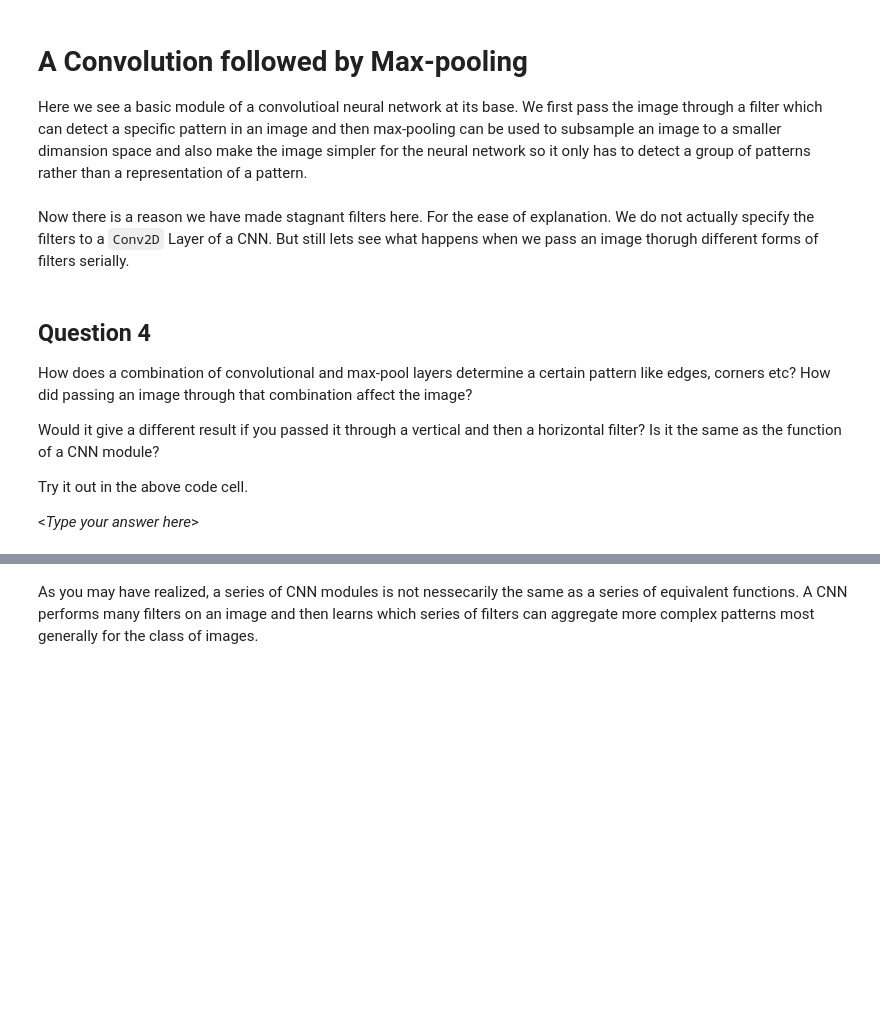
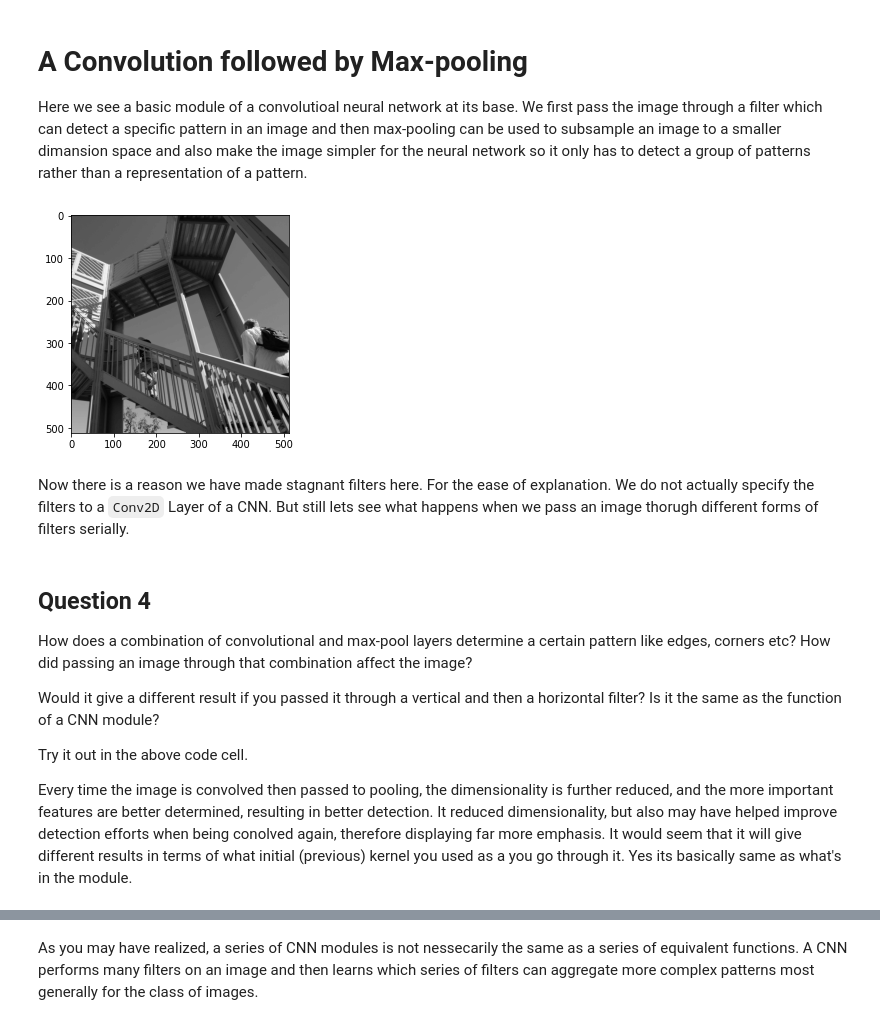
Before and after one commit to donyewakefield/FutureMakers2022, a Jupyter notebook: Copy_of_Day_6_Introduction_to_CNNs_DW.ipynb, the cells around one changed output, grey strips where cells are left out. Cells and saved outputs as stored; diff of their text form; code cells hidden in the pictures; blank space fills up the shorter version.

```diff
--- a/Copy_of_Day_6_Introduction_to_CNNs_DW.ipynb
+++ b/Copy_of_Day_6_Introduction_to_CNNs_DW.ipynb
@@ -363,17 +402,28 @@ plt.show()
 
 Here we see a basic module of a convolutioal neural network at its base. We first pass the image through a filter which can detect a specific pattern in an image and then max-pooling can be used to subsample an image to a smaller dimansion space and also make the image simpler for the neural network so it only has to detect a group of patterns rather than a representation of a pattern.
 # %%
+# have some image
 img_orignal = misc.ascent()
-
 img_transformed = np.copy(img_orignal)
+# dimensions of image
 size_x = img_transformed.shape[0]
 size_y = img_transformed.shape[1]
 weight = 1
 
-img_transformed = convolute(img_orignal,size_x,size_y,kernel_2h)
+plt.gray()
+plt.grid(False)
+plt.imshow(img_orignal)
+plt.show()
+
+# colvolve the image (using horizontal edge detection filter)
+img_transformed = convolute(img_orignal, size_x, size_y, kernel_2h)
+
 # img_transformed = convolute(img_orignal,size_x,size_y,kernel_2v)
 # What difference would it make if we detect vertical or horizontal?
-img_pooled = maxpool(img_transformed,size_x,size_y,2)
+
+img_pooled = maxpool(img_transformed, size_x, size_y, 2)
+# %% [output]
+[figure, added]
 # %% [markdown]
 Now there is a reason we have made stagnant filters here. For the ease of explanation. We do not actually specify the filters to a `Conv2D` Layer of a CNN. But still lets see what happens when we pass an image thorugh different forms of filters serially.
 # %%
@@ -390,7 +444,10 @@ Would it give a different result if you passed it through a vertical and then a
 
 Try it out in the above code cell.
 
-\<*Type your answer here*\>
+Every time the image is convolved then passed to pooling, the dimensionality is further reduced, and the more important features are better determined, resulting in better detection.
+It reduced dimensionality, but also may have helped improve detection efforts when being conolved again, therefore displaying far more emphasis.
+It would seem that it will give different results in terms of what initial (previous) kernel you used as a you go through it.
+Yes its basically same as what's in the module.
 # %%
 # Plot the image. Note the size of the axes -- they are 256 by 256
 plt.gray()
```
Also changed, not shown: parts of 18 cells of this notebook.
